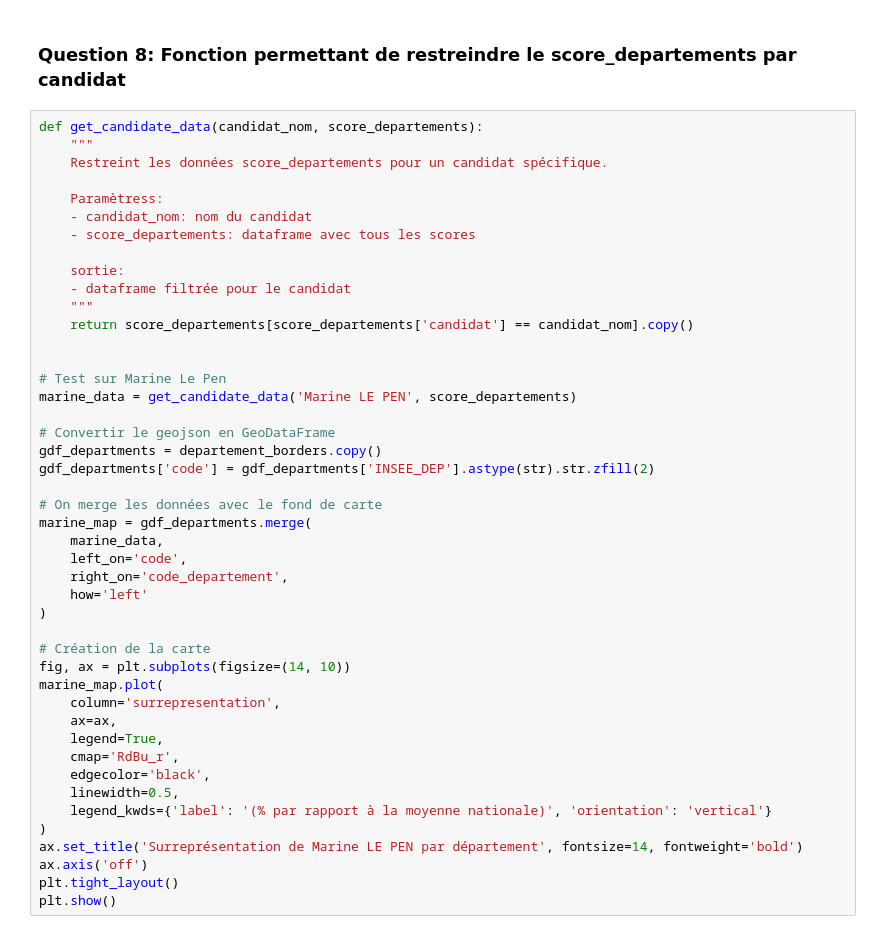
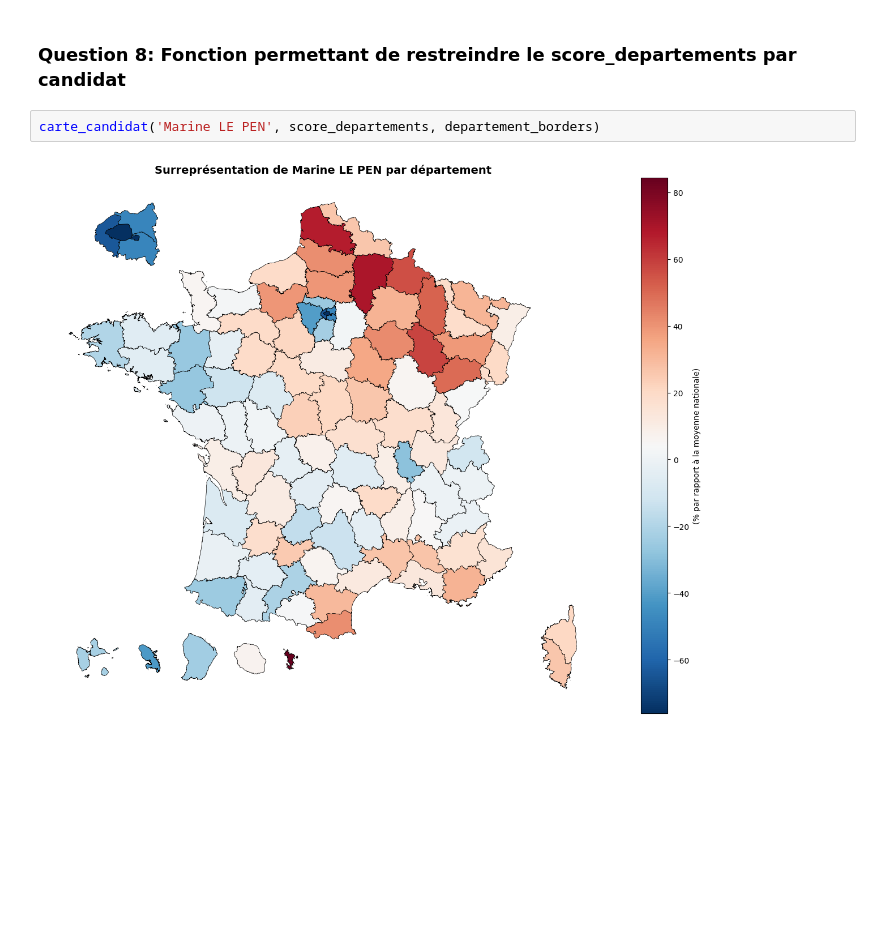
Before and after one commit to YATABARE-Cheikna-Amala/Projet_-Python_pour_la_Data_Science, a Jupyter notebook: Notebook_traitement_Marius&Cheikna.ipynb, the cells around one changed output. Saved outputs shown, nothing was run; the diff lists cells and outputs as text; blank space fills up the shorter version.

Commit message:
Création des modules py pour fonctions de représentations

```diff
--- a/Notebook_traitement_Marius&Cheikna.ipynb
+++ b/Notebook_traitement_Marius&Cheikna.ipynb
@@ -189,49 +296,8 @@ departement_borders = carti_download(
 # %% [markdown]
 ### Question 8: Fonction permettant de restreindre le score_departements par candidat
 # %%
-def get_candidate_data(candidat_nom, score_departements):
-    """
-    Restreint les données score_departements pour un candidat spécifique.
-
-    Paramètress:
-    - candidat_nom: nom du candidat
-    - score_departements: dataframe avec tous les scores
-
-    sortie:
-    - dataframe filtrée pour le candidat
-    """
-    return score_departements[score_departements['candidat'] == candidat_nom].copy()
-
-
-# Test sur Marine Le Pen
-marine_data = get_candidate_data('Marine LE PEN', score_departements)
-
-# Convertir le geojson en GeoDataFrame
-gdf_departments = departement_borders.copy()
-gdf_departments['code'] = gdf_departments['INSEE_DEP'].astype(str).str.zfill(2)
-
-# On merge les données avec le fond de carte
-marine_map = gdf_departments.merge(
-    marine_data,
-    left_on='code',
-    right_on='code_departement',
-    how='left'
-)
-
-# Création de la carte
-fig, ax = plt.subplots(figsize=(14, 10))
-marine_map.plot(
-    column='surrepresentation',
-    ax=ax,
-    legend=True,
-    cmap='RdBu_r',
-    edgecolor='black',
-    linewidth=0.5,
-    legend_kwds={'label': '(% par rapport à la moyenne nationale)', 'orientation': 'vertical'}
-)
-ax.set_title('Surreprésentation de Marine LE PEN par département', fontsize=14, fontweight='bold')
-ax.axis('off')
-plt.tight_layout()
-plt.show()
+carte_candidat('Marine LE PEN', score_departements, departement_borders)
+# %% [output]
+[figure, added]
 # %%
 #test sur Éric Zemmour
```
Also changed, not shown: parts of 14 cells of this notebook, 2 other files.
